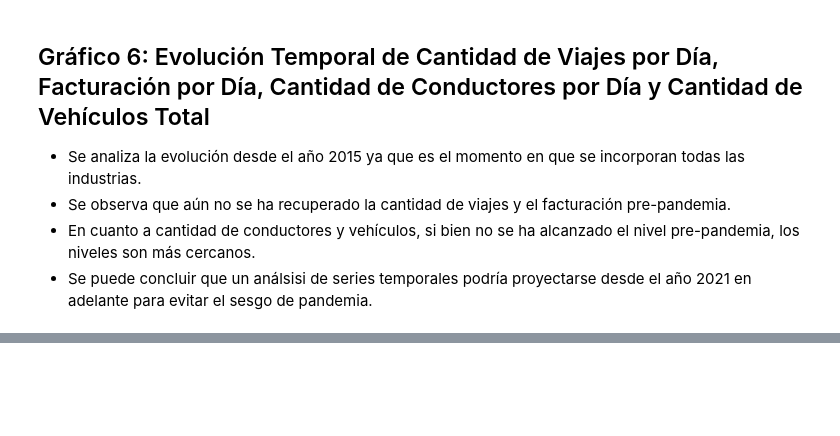
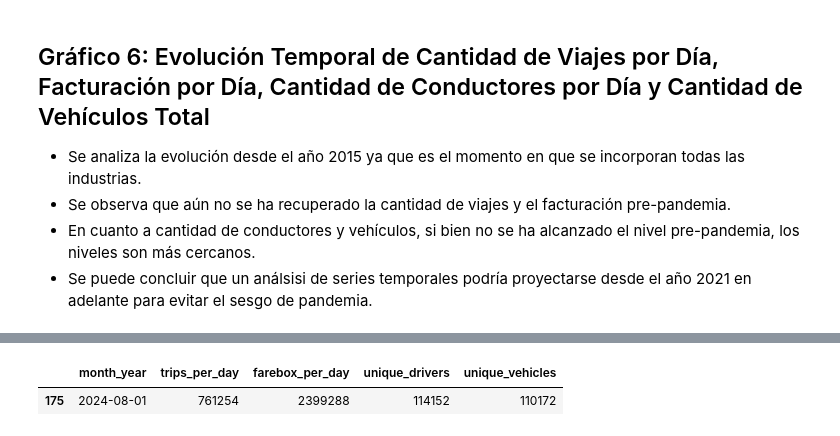
Before and after one commit to mlararossetti/ProyectoFinalSH, a Jupyter notebook: notebooks/2. EDA/EDA_Viajes_Mensual.ipynb, the cells around one changed output, grey strips where cells are left out. Cells and saved outputs as stored; diff of their text form; code cells hidden in the pictures; blank space fills up the shorter version.

```diff
--- a/notebooks/2. EDA/EDA_Viajes_Mensual.ipynb
+++ b/notebooks/2. EDA/EDA_Viajes_Mensual.ipynb
@@ -355,0 +357,6 @@ plt.show()
+# %%
+df_filtrado = df_totalizado[df_totalizado['month_year'] == '2024-08-01']
+df_filtrado
+# %% [output]
+|  | month_year | trips_per_day | farebox_per_day | unique_drivers | unique_vehicles |
+| 175 | 2024-08-01 | 761254 | 2399288 | 114152 | 110172 |
```
Also changed, not shown: parts of 2 cells of this notebook, 1 other file.
